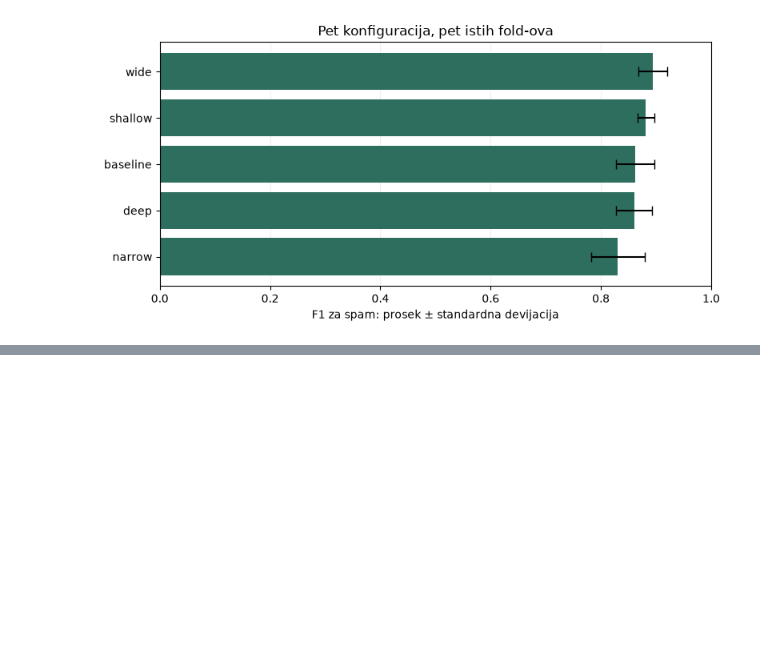
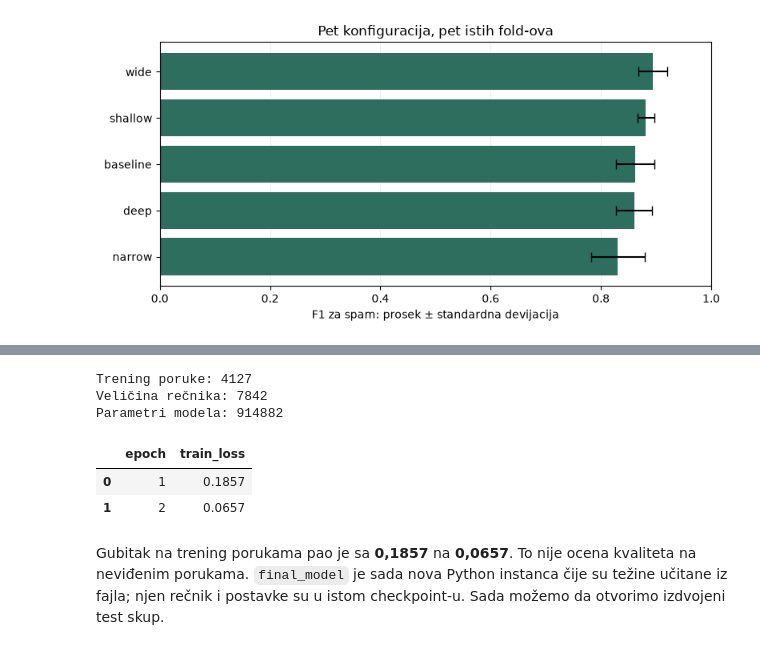
Before and after one commit to bogdanm01/SMS-Spam-Detection, a Jupyter notebook: notebooks/03_dataset_and_model.ipynb, the cells around one changed output, grey strips where cells are left out. Drawn from its saved outputs; the diff is of its cells as text; code cells hidden in the pictures; blank space fills up the shorter version.

```diff
--- a/notebooks/03_dataset_and_model.ipynb
+++ b/notebooks/03_dataset_and_model.ipynb
@@ -470,0 +498,18 @@ Po unapred izabranom poređenju posle treće epohe, **wide** ima najveći prose
+# %%
+from src.model_io import load_final_model
+
+final_model, checkpoint = load_final_model(project_root / "models" / "final_model.pt")
+final_history = pd.read_csv(project_root / "results" / "final_training.csv")
+print("Trening poruke:", checkpoint["training"]["train_examples"])
+print("Veličina rečnika:", len(checkpoint["vocabulary"]))
+print("Parametri modela:", checkpoint["training"]["parameter_count"])
+final_history.round(4)
+# %% [output]
+Trening poruke: 4127
+Veličina rečnika: 7842
+Parametri modela: 914882
+|  | epoch | train_loss |
+| 0 | 1 | 0.1857 |
+| 1 | 2 | 0.0657 |
+# %% [markdown]
+Gubitak na trening porukama pao je sa **0,1857** na **0,0657**. To nije ocena kvaliteta na neviđenim porukama. `final_model` je sada nova Python instanca čije su težine učitane iz fajla; njen rečnik i postavke su u istom checkpoint-u. Sada možemo da otvorimo izdvojeni test skup.
```
Also changed, not shown: parts of 12 cells of this notebook, 9 other files.
